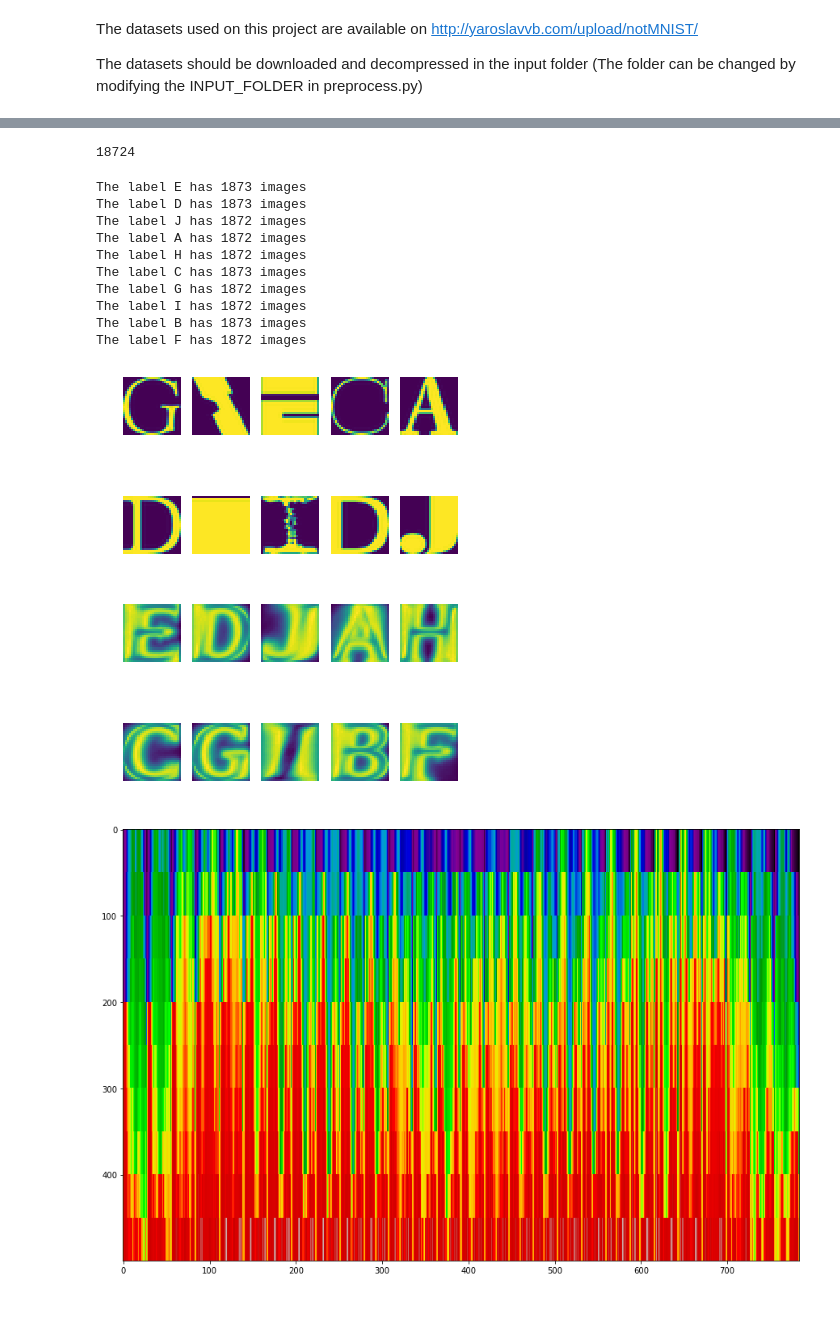
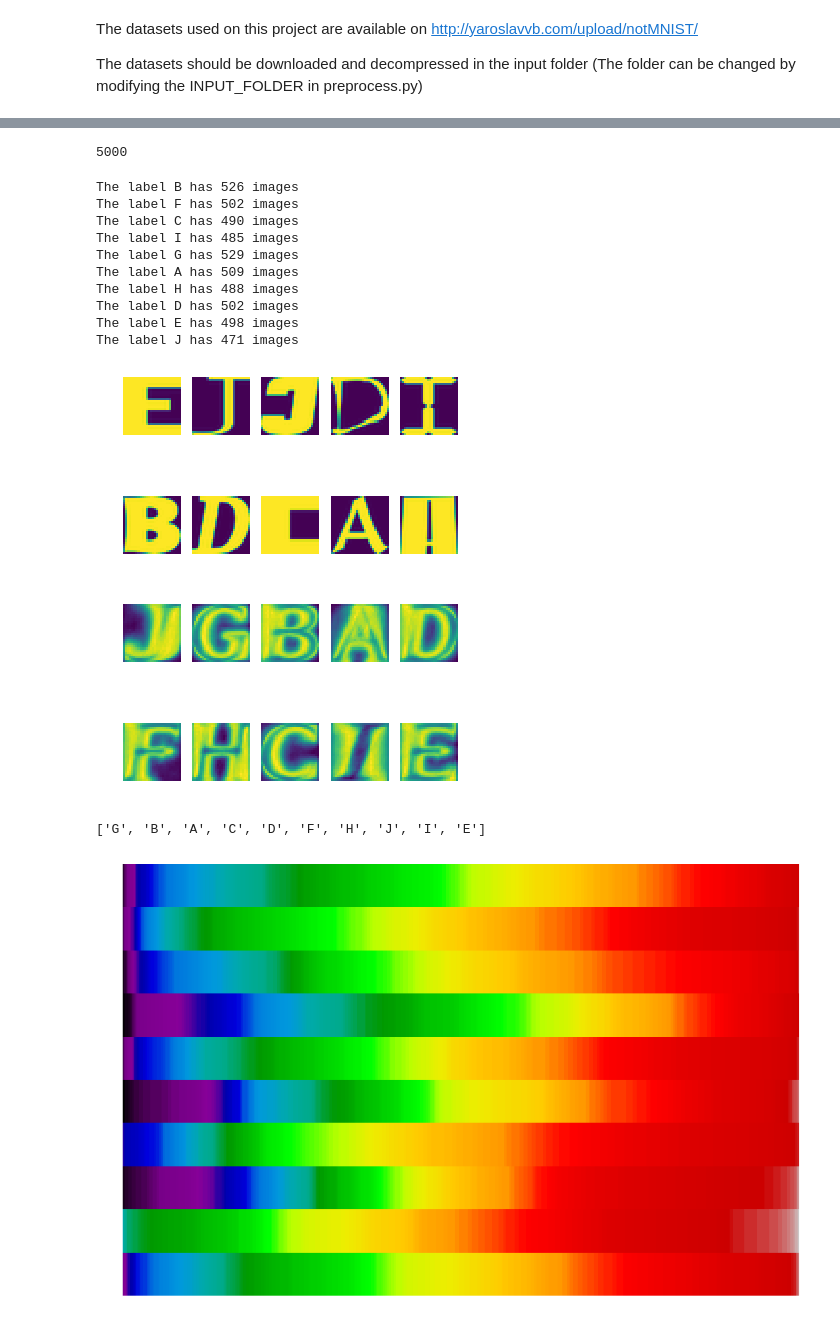
Before and after one commit to mjmora2016/notmnist_python, a Jupyter notebook: NotMNIST.ipynb, the cells around one changed output, grey strips where cells are left out. Cells and saved outputs as stored; diff of their text form; code cells hidden in the pictures.

```diff
--- a/NotMNIST.ipynb
+++ b/NotMNIST.ipynb
@@ -22,8 +25,19 @@ import preprocess
 %matplotlib inline
 # %%
 x, y = preprocess.preprocess("notMNIST_small")
+
+LIMIT = 5000
 x = np.array(x)
 y = np.array(y)
+
+if LIMIT:
+    idx = list(range(len(x)))
+    random.shuffle(idx)
+    idx = idx[:LIMIT]
+
+    x = x[idx]
+    y = y[idx]
+
 x_train, x_test, y_train, y_test = train_test_split(x, y, test_size=0.3, random_state=0)
 # %%
 image_by_class = defaultdict(list)
@@ -35,18 +51,18 @@ for label in image_by_class:
 # %%
 len(x)
 # %% [output]
-18724
+5000
 # %%
 for label in image_by_class:
     print("The label {0} has {1} images".format(label, len(image_by_class[label])))
 # %% [output]
-The label E has 1873 images
-The label D has 1873 images
-The label J has 1872 images
-The label A has 1872 images
-The label H has 1872 images
-The label C has 1873 images
-The label G has 1872 images
-The label I has 1872 images
-The label B has 1873 images
-The label F has 1872 images
+The label B has 526 images
+The label F has 502 images
+The label C has 490 images
+The label I has 485 images
+The label G has 529 images
+The label A has 509 images
+The label H has 488 images
+The label D has 502 images
+The label E has 498 images
+The label J has 471 images
@@ -53,14 +72,11 @@ The label F has 1872 images
 # %%
-def observation2img(observation, width=28, height=28):
-    return np.reshape(observation, newshape=(width, height))
-
 num_samples = 10
 for i, img in enumerate(random.sample(list(x), num_samples)):
     plt.subplot(2, num_samples // 2, i + 1)
     plt.axis('off')
     plt.imshow(observation2img(img))
 # %% [output]
-[figure, old version]
+[figure, new version]
 # %%
 classes_mean = []
 tags = []
@@ -75,27 +91,29 @@ for i, label in enumerate(image_by_class):
     plt.axis('off')
     plt.imshow(observation2img(newimg))
 # %% [output]
-[figure, old version]
+[figure, new version]
 # %%
 replication_factor = 50
 image_letter_means = []
 labels = []
+
 for label, image in image_means.items():
-    image_letter_means.extend([image] * replication_factor)
-    labels.extend([label] * replication_factor)
-
+    image_letter_means.extend([sorted(image)] * replication_factor)
+    labels.append(label)
 
 image_letter_means = np.array(image_letter_means)
-labels = np.array(labels)
-image_letter_means = np.sort(image_letter_means, axis=0)
-
 
 fig = plt.figure(figsize = (15, 15))
+plt.axis('off')
 ax = fig.add_subplot(111)
+
 imgplot = ax.imshow(image_letter_means)
 imgplot.set_cmap('nipy_spectral')
+
+print(labels)
 # %% [output]
+['G', 'B', 'A', 'C', 'D', 'F', 'H', 'J', 'I', 'E']
-[figure, old version]
+[figure, new version]
 # %%
 fig = plt.figure(figsize = (15, 15))
 
```
Also changed, not shown: parts of 20 cells of this notebook, 4 other files.
